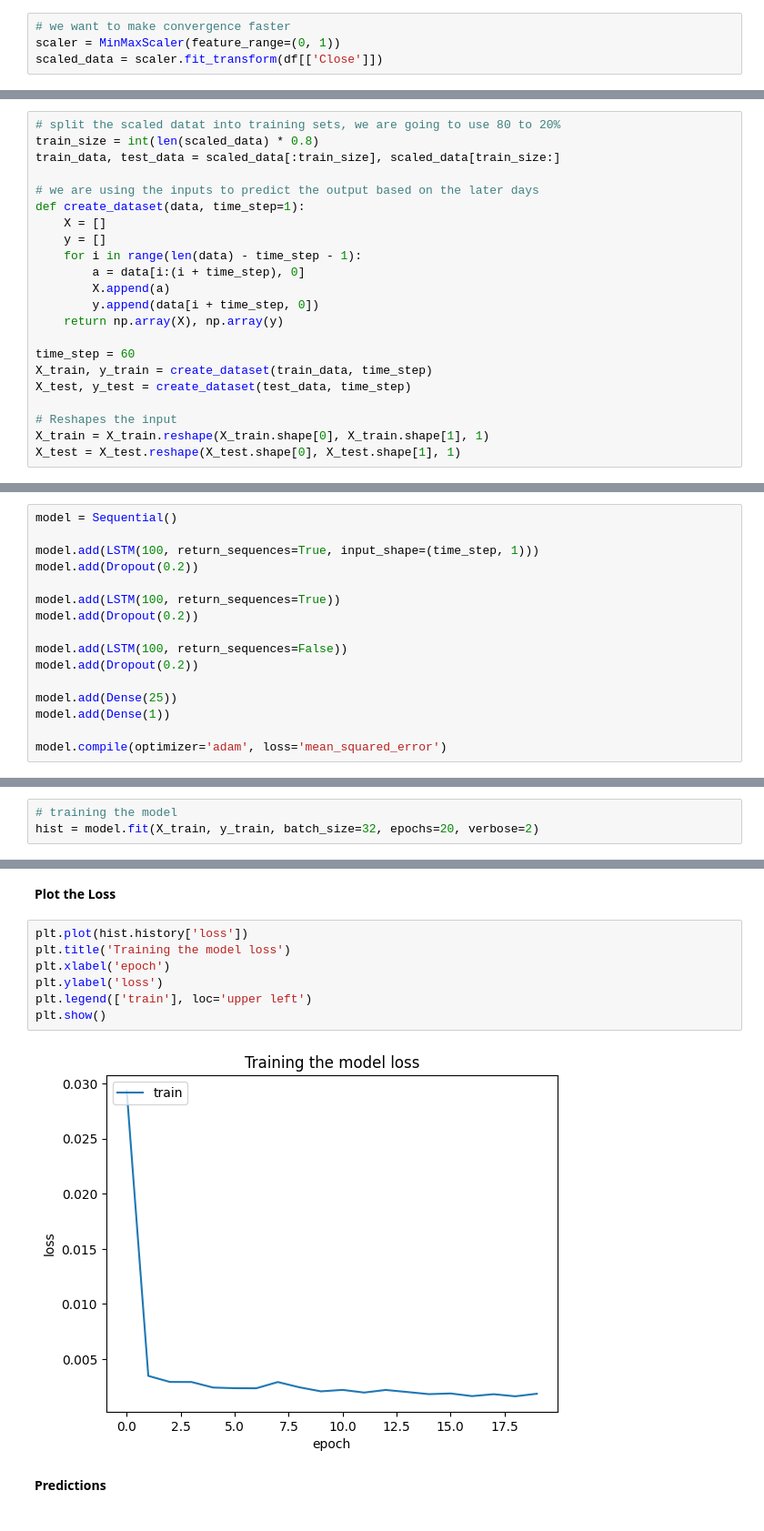
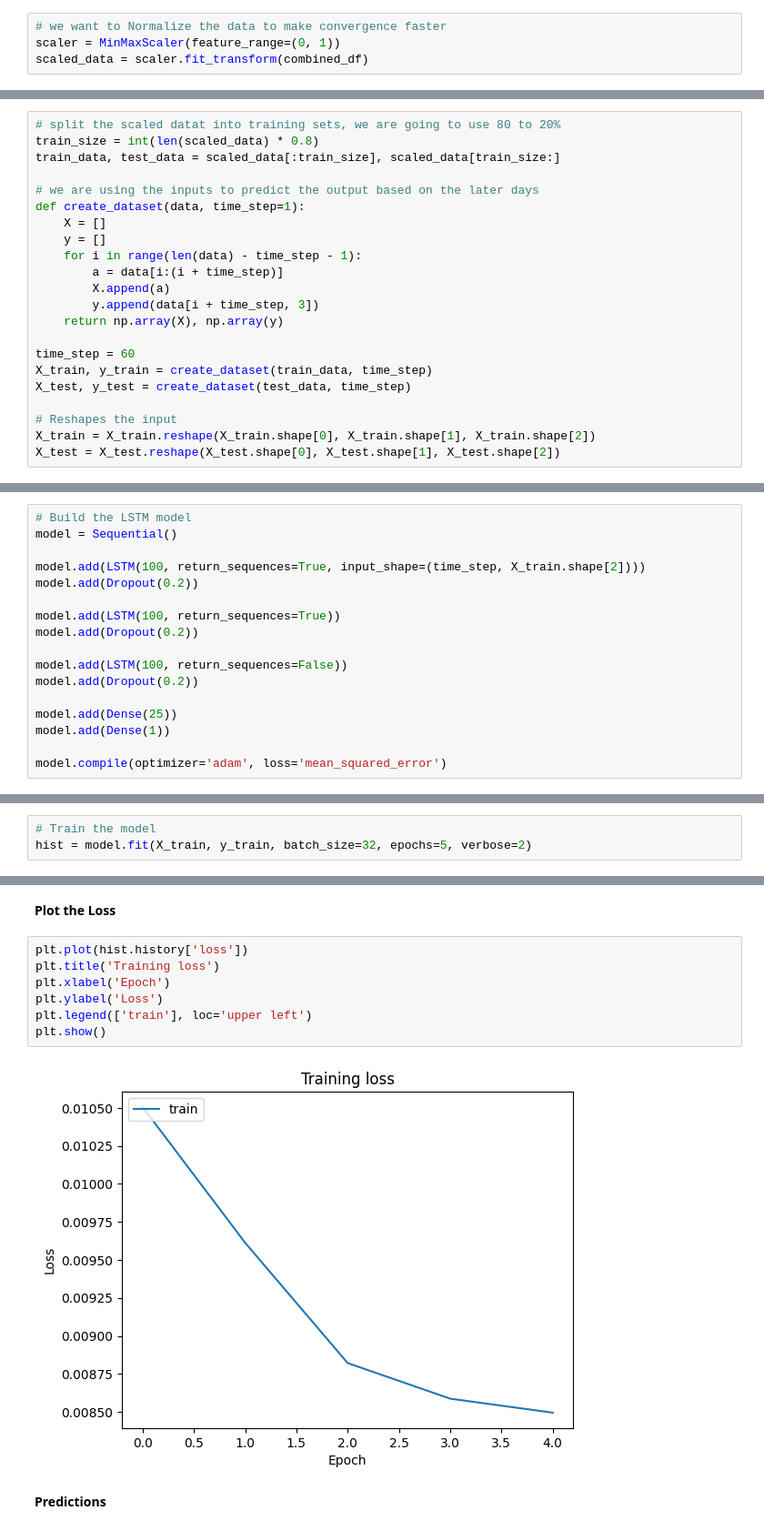
Before and after one commit to freshpex/AI-Final-Project, a Jupyter notebook: AI_Final_Project.ipynb, the cells around one changed output, grey strips where cells are left out. Shown at 91% size. Drawn from its saved outputs; the diff is of its cells as text.

```diff
--- a/AI_Final_Project.ipynb
+++ b/AI_Final_Project.ipynb
@@ -84,9 +91,9 @@ plt.show()
 # %% [markdown]
 **LSTM**
 # %%
-# we want to make convergence faster
+# we want to Normalize the data to make convergence faster
 scaler = MinMaxScaler(feature_range=(0, 1))
-scaled_data = scaler.fit_transform(df[['Close']])
+scaled_data = scaler.fit_transform(combined_df)
 # %% [markdown]
 **Training** **and** **Testing**
 # %%
@@ -99,9 +106,9 @@ def create_dataset(data, time_step=1):
     X = []
     y = []
     for i in range(len(data) - time_step - 1):
-        a = data[i:(i + time_step), 0]
+        a = data[i:(i + time_step)]
         X.append(a)
-        y.append(data[i + time_step, 0])
+        y.append(data[i + time_step, 3])
     return np.array(X), np.array(y)
 
 time_step = 60
@@ -109,14 +116,15 @@ X_train, y_train = create_dataset(train_data, time_step)
 X_test, y_test = create_dataset(test_data, time_step)
 
 # Reshapes the input
-X_train = X_train.reshape(X_train.shape[0], X_train.shape[1], 1)
-X_test = X_test.reshape(X_test.shape[0], X_test.shape[1], 1)
+X_train = X_train.reshape(X_train.shape[0], X_train.shape[1], X_train.shape[2])
+X_test = X_test.reshape(X_test.shape[0], X_test.shape[1], X_test.shape[2])
 # %% [markdown]
 **Build and Train**
 # %%
+# Build the LSTM model
 model = Sequential()
 
-model.add(LSTM(100, return_sequences=True, input_shape=(time_step, 1)))
+model.add(LSTM(100, return_sequences=True, input_shape=(time_step, X_train.shape[2])))
 model.add(Dropout(0.2))
 
 model.add(LSTM(100, return_sequences=True))
@@ -132,6 +140,6 @@ model.compile(optimizer='adam', loss='mean_squared_error')
 # %% [markdown]
 **Train Model**
 # %%
-# training the model
-hist = model.fit(X_train, y_train, batch_size=32, epochs=20, verbose=2)
+# Train the model
+hist = model.fit(X_train, y_train, batch_size=32, epochs=5, verbose=2)
 # %% [output]
@@ -156,13 +157,13 @@ Epoch 20/20
 **Plot the Loss**
 # %%
 plt.plot(hist.history['loss'])
-plt.title('Training the model loss')
-plt.xlabel('epoch')
-plt.ylabel('loss')
+plt.title('Training loss')
+plt.xlabel('Epoch')
+plt.ylabel('Loss')
 plt.legend(['train'], loc='upper left')
 plt.show()
 # %% [output]
-[figure, old version]
+[figure, new version]
 # %% [markdown]
 **Predictions**
 # %%
```
Also changed, not shown: parts of 18 cells of this notebook.
